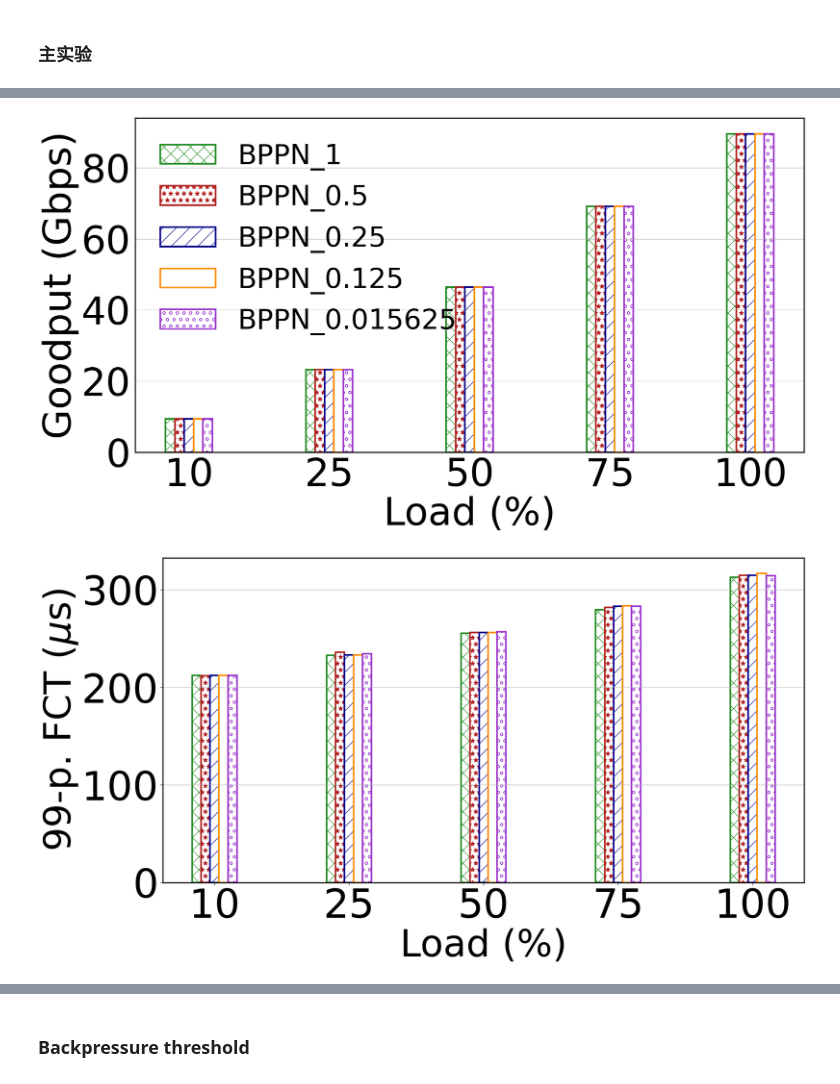
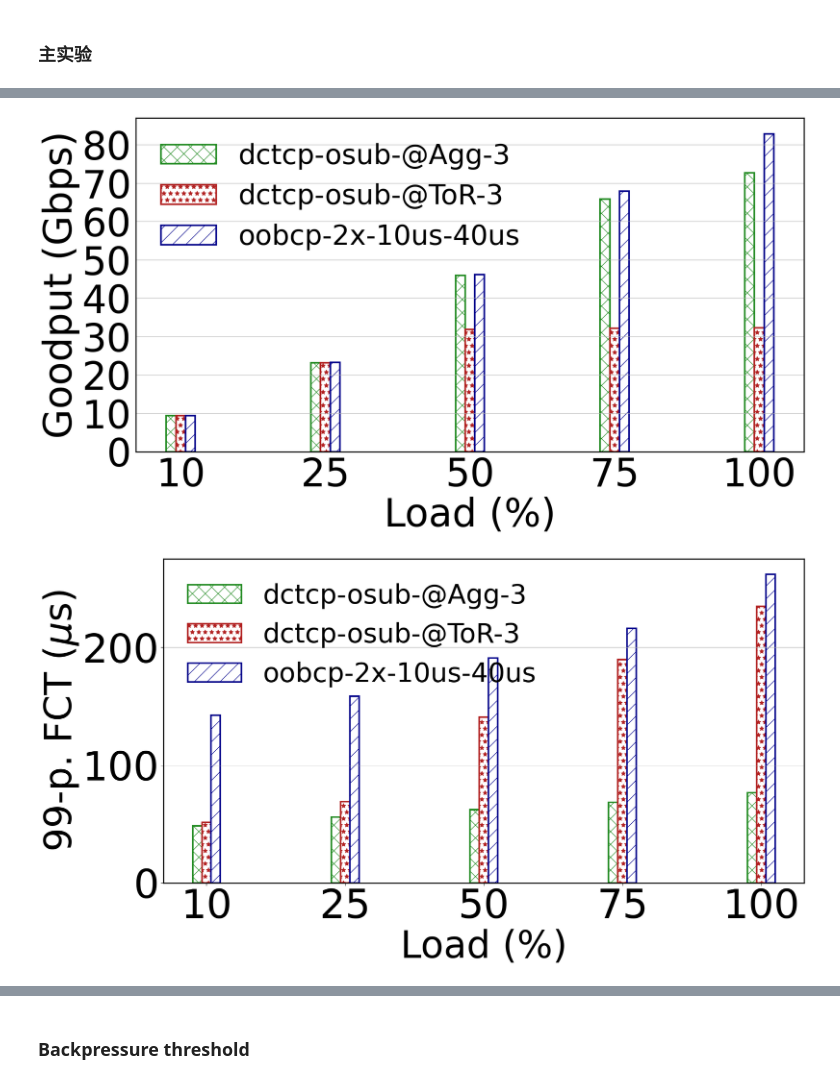
Before and after one commit to albertc-thu/draw-codes, a Jupyter notebook: draw_bars_FCT_zeropod.ipynb, the cells around one changed output, grey strips where cells are left out. Cells and saved outputs as stored; diff of their text form; code cells hidden in the pictures.

```diff
--- a/draw_bars_FCT_zeropod.ipynb
+++ b/draw_bars_FCT_zeropod.ipynb
@@ -262,6 +266,7 @@ def slowdown_bar_plot(mode, labels, workload, ax=0, flow_range='all', unit='us')
             # print(len(fct))
             print(load, " max fct: ", max(fct)*1e6)
             print(load, " min fct: ", min(fct)*1e6)
+            # print(fct)
 
             # print(scheme, ', load =', load, ', flow num =', str(len(fct)), ', truncated time =', truncated_time)
 
@@ -372,6 +377,7 @@ def slowdown_bar_plot(mode, labels, workload, ax=0, flow_range='all', unit='us')
 
     # ax.set_ylim([0.0001,1000])
     # ax.legend(ncol=1, loc = "upper left", fontsize=my_fontsize-15, framealpha=0.3)
+    ax.legend(ncol=1, loc = "upper left", fontsize=50, framealpha=0)
     # ax.ticklabel_format(useOffset=False)
     # plt.ticklabel_format(style='plain', axis='y')
     # ax.yaxis.set_major_formatter(mticker.ScalarFormatter())
@@ -488,14 +494,13 @@ SCHEMES_label = ['EPS', '1x_reconfigtime_1_up_9', '1.5x_reconfigtime_1_up_9', '1
         '3x_reconfigtime_20_up_60', '1.5x_reconfigtime_10_up_10']
 SCHEMES_label = ['EPS', 'inband-2x-10us-40us', 'oobcp-2x-10us-40us', 'inband-3x-10us-40us', 'oobcp-3x-10us-40us', 'inband-4x-10us-40us', 'oobcp-4x-10us-40us']
 SCHEMES_label = ['BPPN_1', 'BPPN_2', 'BPPN_4', 'BPPN_8', 'BPPN_16', 'BPPN_32']
-SCHEMES_label = ['BPPN_1', 'BPPN_0.5', 'BPPN_0.25', 'BPPN_0.125', 'BPPN_0.015625']
-# SCHEMES_label = ['dctcp', 'oobcp-2x-10us-40us', 'oobcp-2x-10us-60us']
+SCHEMES_label = ['BPPN_1', 'BPPN_0.5', 'BPPN_0.25', 'BPPN_0.125', 'BPPN_0.0625', 'BPPN_0.03125', 'BPPN_0.015625']
+SCHEMES_label = ['dctcp-osub-@Agg-3', 'dctcp-osub-@ToR-3', 'oobcp-2x-10us-40us', 'oobcp-2x-10us-60us']
 edge_colors = ['forestgreen', 'firebrick', 'darkblue', 'darkorange', 'darkorchid', 'lightseagreen', 'darkviolet', 'darkturquoise', 'darkslategray', 'darkgoldenrod', 'darkmagenta']
 hatches = ['x', '*', '/', '', 'o', '.', '-', '|', '\\', '+', '。']
 WIDTH = 0.02
 my_figsize = [20,12]
 my_fontsize = 75
-mode = 'multipods'
 goodput_bar_plot(labels)
 # plt.savefig(f"../FIGS/Zeropod/{mode}/Main_results_goodput_W5_{mode}.pdf")
 slowdown_bar_plot("99p", labels, WORKLOADS[0], flow_range='Mice')
@@ -524,2 +529,2 @@ slowdown_bar_plot("Mean", labels, WORKLOADS[0], flow_range='Elephant')
-[figure, old version]
+[figure, new version]
-[figure, old version]
+[figure, new version]
```
Also changed, not shown: parts of 4 cells of this notebook, 1 other file.
